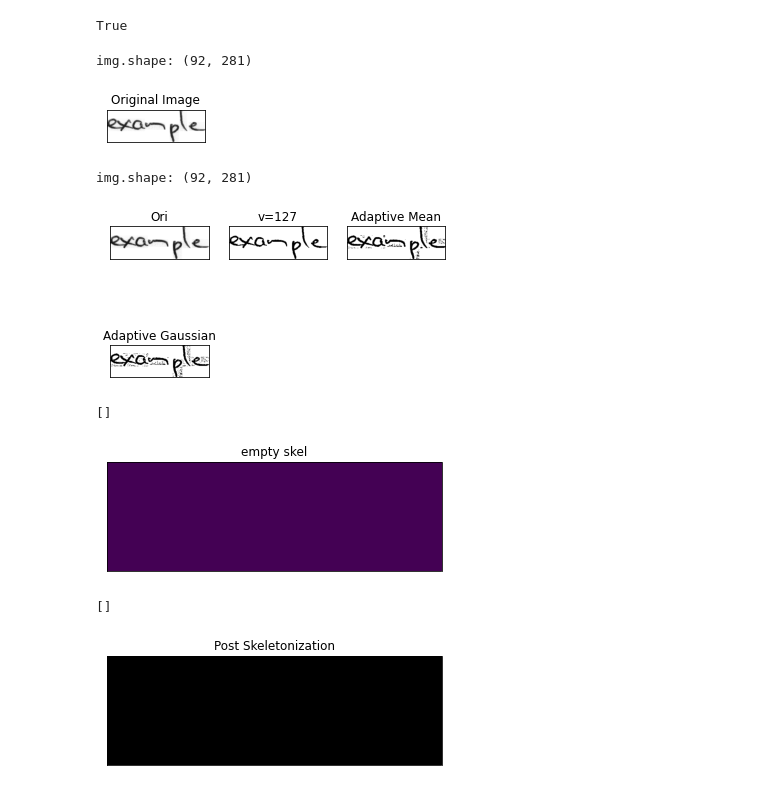
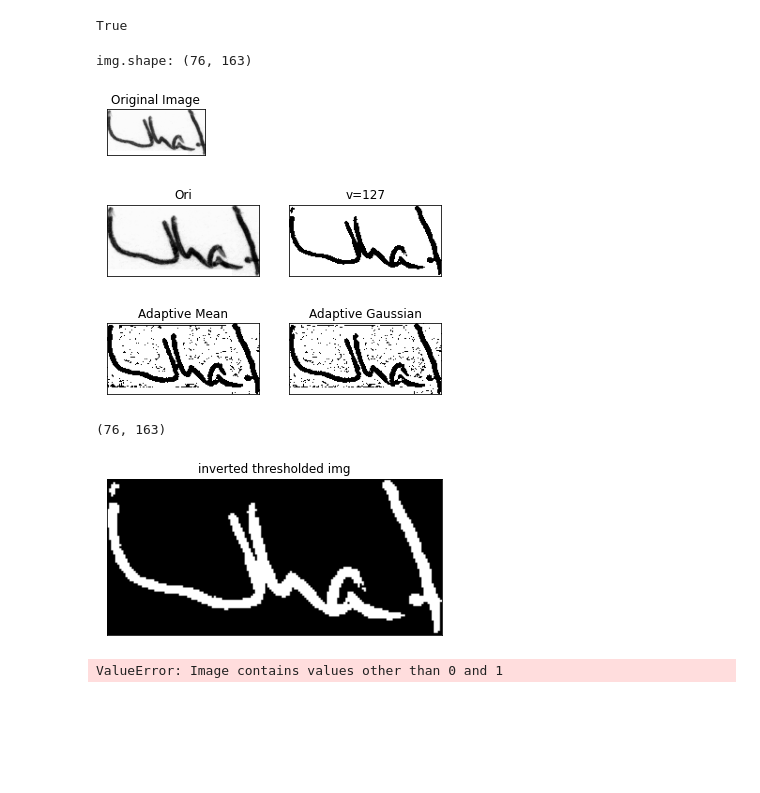
Before and after one commit to ejlex/FYP2021, a Jupyter notebook: imagePreprocessing.ipynb, the cells around one changed output. Drawn from its saved outputs; the diff is of its cells as text; code cells hidden in the pictures; blank space fills up the shorter version.

```diff
--- a/imagePreprocessing.ipynb
+++ b/imagePreprocessing.ipynb
@@ -10,74 +10,58 @@ os.path.exists(r"b03-025")
 True
 # %%
 #INPUT IMAGE
-img = cv.imread(r'b03-025\b03-025-01-09.png',0)
+v = r'b03-025\b03-025-03-05.png'
+img = cv.imread(v,0)
 plt.subplot(2,3,1),plt.imshow(img,'gray',vmin=0,vmax=255)
 plt.title("Original Image")
 plt.xticks([]),plt.yticks([])
 print('img.shape:',img.shape)
 plt.show()
 # %% [output]
-img.shape: (92, 281)
+img.shape: (76, 163)
-[figure, old version]
+[figure, new version]
 # %%
 #binarization
 
-
-
 ret,th1 = cv.threshold(img,127,255,cv.THRESH_BINARY)
-uth2 = cv.adaptiveThreshold(img,255,cv.ADAPTIVE_THRESH_MEAN_C,\
+th2 = cv.adaptiveThreshold(img,255,cv.ADAPTIVE_THRESH_MEAN_C,\
             cv.THRESH_BINARY,11,2)
 th3 = cv.adaptiveThreshold(img,255,cv.ADAPTIVE_THRESH_GAUSSIAN_C,\
-            cv.THRESH_BINARY,11,2)bpl
+            cv.THRESH_BINARY,11,2)
+titles = ['Ori','v=127','Adaptive Mean','Adaptive Gaussian']
+images = [img,th1,th2,th3]
 
- titles = ['Ori','v=127','Adaptive Mean','Adaptive Gaussian']
-(images = [img,th1,th2,th3]2,
-3for i in range(4):,1    ),plt.imshow(imgi+,th1ay',1min=0images[i]ax=255)ina    l Image")
-titles[i]lt.    yticks([])
-print('#mg.shape:',img.shatimg.lt12how#img.shapee
+for i in range(4):
+    plt.subplot(2,2,i+1),plt.imshow(images[i],'gray')
+    plt.title(titles[i])
+    plt.xticks([]),plt.yticks([])
 # %% [output]
-img.shape: (92, 281)
-[figure, old version]
+[figure, new version]
 # %%
 thImg = images[1]
 
 #empty skenleton
 size = np.size(thImg)
 skel = np.zeros(thImg.shape, np.uint8)
-skel[skel == 0] = 255
 
-plt.imshow(skel,'white')
-plt.title('empty skel')
+thImg[thImg == 0] = 254
+thImg[thImg == 255] = 0
+thImg[thImg == 254] = 255
+
+plt.imshow(thImg,'gray')
+plt.title('inverted thresholded img')
 plt.xticks([]),plt.yticks([])
-plt.plot()g.shape
+plt.plot()
+thImg.shape
 # %% [output]
-[]
+(76, 163)
-[figure, old version]
+[figure, new version]
-# %%
-# cross shaped kernel
-element = cv.getStructuringElement(cv.MORPH_CROSS, (3,3))
-count=0
-#Loop Steps for skeletonizations
-while True:
-    count+=1
-    #Step 2: Open image
-    o = cv.morphologyEx(thImg, cv.MORPH_OPEN, element)
-    #Step 3: Substract open from original image
-    temp = cv.subtract(thImg, o)
-    #Step 4: Erode the original image and refine the skeleton
-    eroded = cv.erode(thImg, element)
-    skel = cv.bitwise_or(skel,temp)
-    thImg = eroded.copy()
-
-    # Step 5: If there are no white pixels left ie.. the image has been completely eroded, quit the loop
-    if size - cv.countNonZero(thImg)==0 or count==100:
-        break
-
-
-plt.imshow(skel,'gray')
-plt.title('Post Skeletonization')
-plt.xticks([]),plt.yticks([])
-plt.plot()
-# %% [output]
-[]
-[figure, removed]
+# %%
+skeleton = skeletonize(thImg)
+
+plt.imshow(skeleton,'gray')
+plt.title('skel img')
+plt.xticks([]),plt.yticks([])
+plt.plot()
+# %% [output]
+ValueError: Image contains values other than 0 and 1
```
Also changed, not shown: parts of 5 cells of this notebook, 7 other files.
